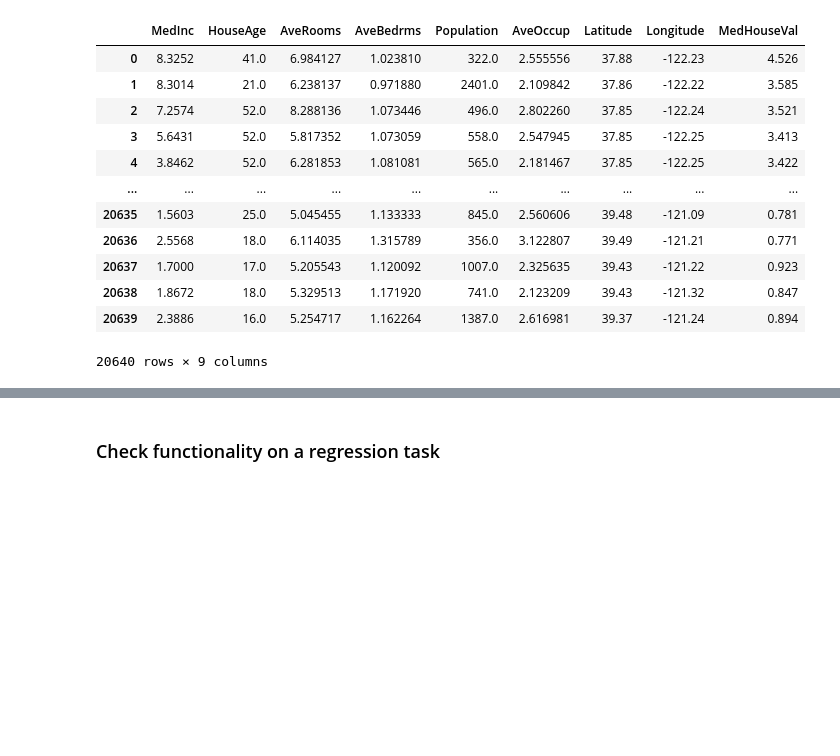
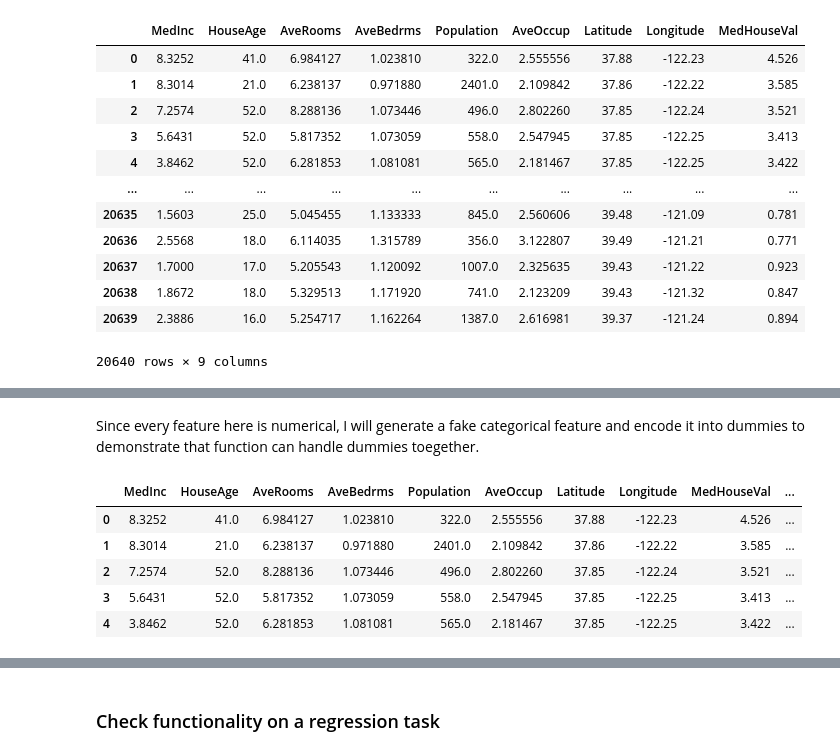
Before and after one commit to anasashb/aliceHU, a Jupyter notebook: some_test.ipynb, the cells around one changed output, grey strips where cells are left out. Drawn from its saved outputs; the diff is of its cells as text; code cells hidden in the pictures; blank space fills up the shorter version.

```diff
--- a/some_test.ipynb
+++ b/some_test.ipynb
@@ -43,3 +43,11 @@ df.describe()
 | 50% | 3.534800 | 29.000000 | 5.229129 | 1.048780 | 1166.000000 | 2.818116 | 34.260000 | -118.490000 | 1.797000 |
 | 75% | 4.743250 | 37.000000 | 6.052381 | 1.099526 | 1725.000000 | 3.282261 | 37.710000 | -118.010000 | 2.647250 |
 | max | 15.000100 | 52.000000 | 141.909091 | 34.066667 | 35682.000000 | 1243.333333 | 41.950000 | -114.310000 | 5.000010 |
+# %% [markdown]
+Since every feature here is numerical, I will generate a fake categorical feature and encode it into dummies to demonstrate that function can handle dummies toegether.
+# %%
+fake_labels = ['nice', 'not_nice', 'mid']
+df['HouseEval'] = np.random.choice(fake_labels, size=len(df))
+
+fake_labels_2 = ['white', 'black', 'gray']
+df['WallColors'] = np.random.choice(fake_labels_2, size=len(df))
@@ -46,3 +58,12 @@ df.describe()
+# %%
+df.head()
+# %% [output]
+|  | MedInc | HouseAge | AveRooms | AveBedrms | Population | AveOccup | Latitude | Longitude | MedHouseVal | ... |
+| 0 | 8.3252 | 41.0 | 6.984127 | 1.023810 | 322.0 | 2.555556 | 37.88 | -122.23 | 4.526 | ... |
+| 1 | 8.3014 | 21.0 | 6.238137 | 0.971880 | 2401.0 | 2.109842 | 37.86 | -122.22 | 3.585 | ... |
+| 2 | 7.2574 | 52.0 | 8.288136 | 1.073446 | 496.0 | 2.802260 | 37.85 | -122.24 | 3.521 | ... |
+| 3 | 5.6431 | 52.0 | 5.817352 | 1.073059 | 558.0 | 2.547945 | 37.85 | -122.25 | 3.413 | ... |
+| 4 | 3.8462 | 52.0 | 6.281853 | 1.081081 | 565.0 | 2.181467 | 37.85 | -122.25 | 3.422 | ... |
 # %%
 # Discretize df
 
```
Also changed, not shown: parts of 34 cells of this notebook.
